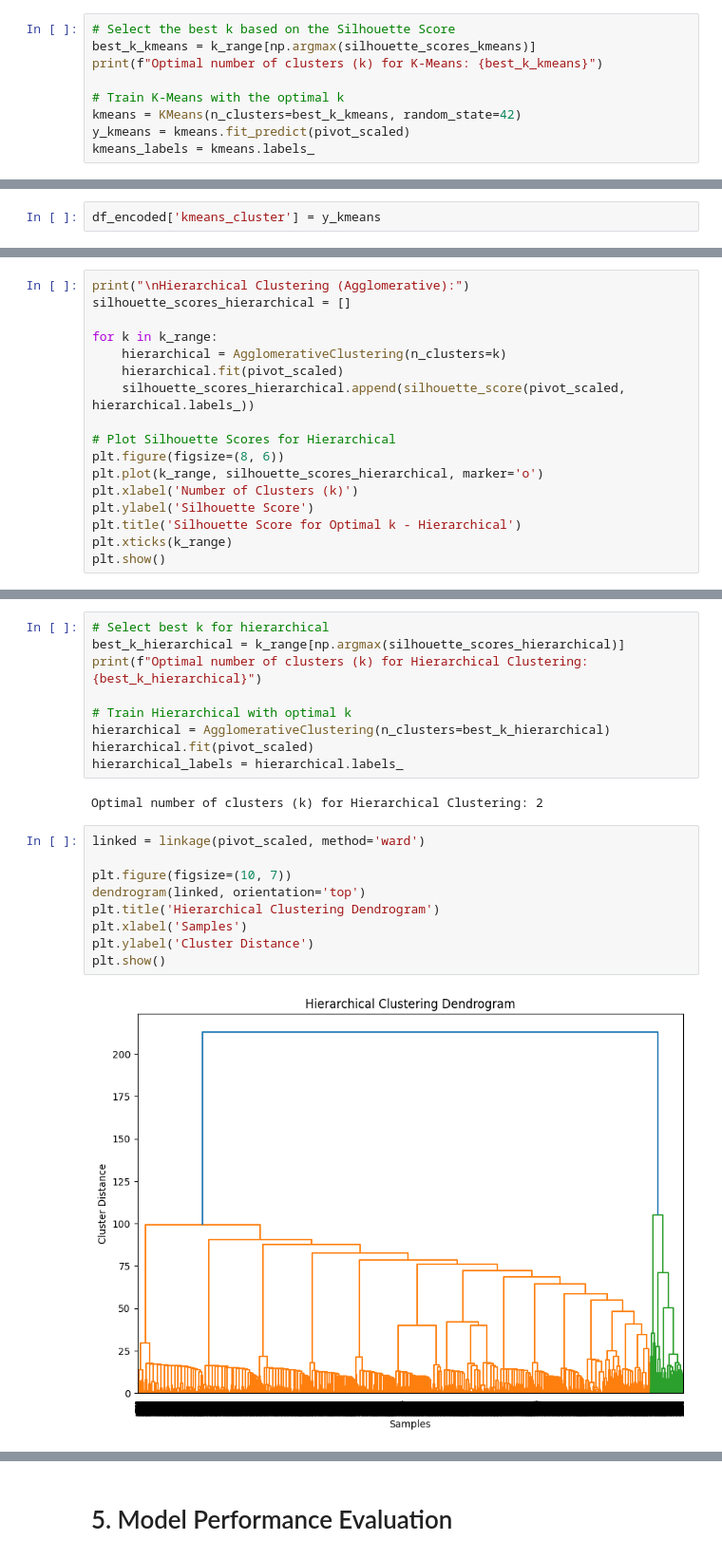
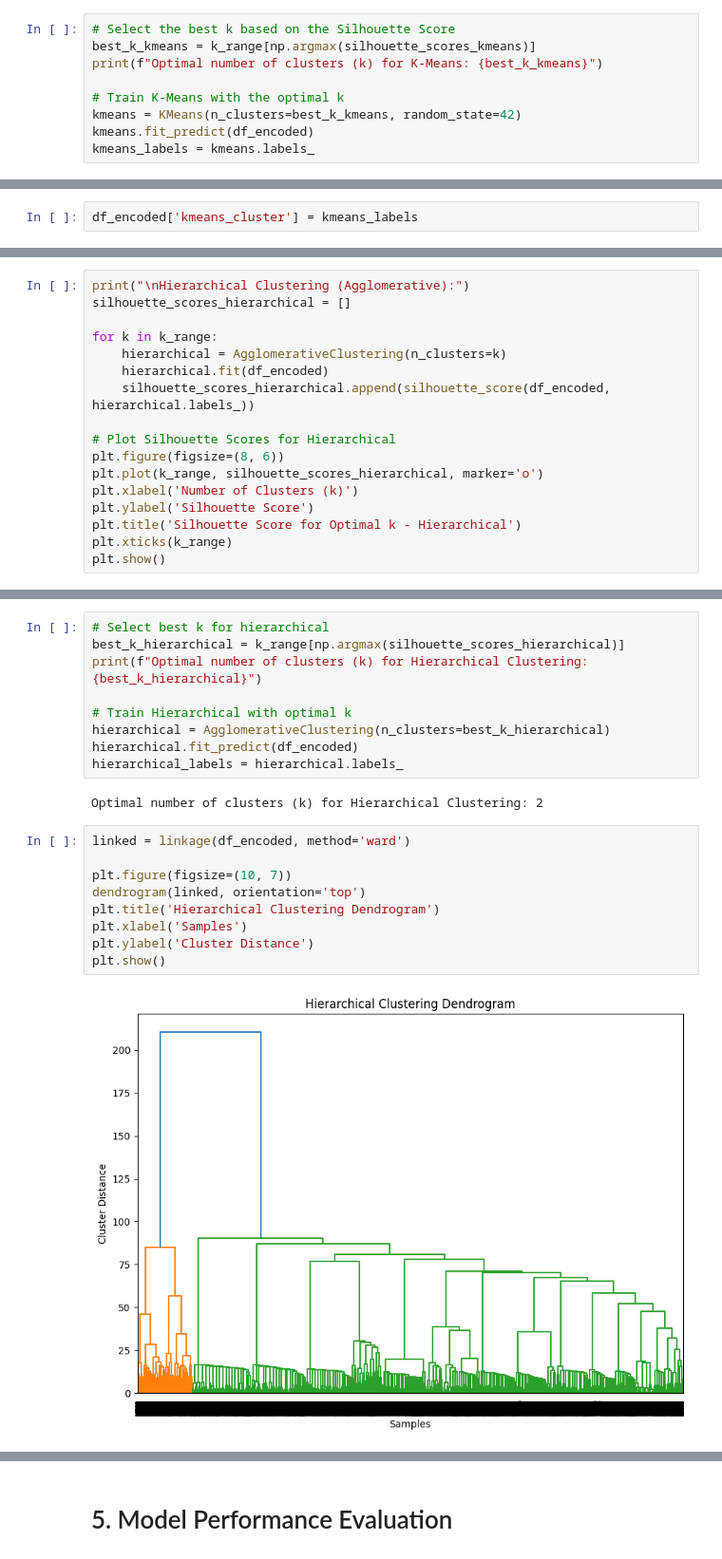
Before and after one commit to JosephJ7/Data-mining-and-machine-learning-project, a Jupyter notebook: bathing_water_quality.ipynb, the cells around one changed output, grey strips where cells are left out. Shown at 95% size. Drawn from its saved outputs; the diff is of its cells as text.

```diff
--- a/bathing_water_quality.ipynb
+++ b/bathing_water_quality.ipynb
@@ -399,7 +409,7 @@ print(f"Optimal number of clusters (k) for K-Means: {best_k_kmeans}")
 
 # Train K-Means with the optimal k
 kmeans = KMeans(n_clusters=best_k_kmeans, random_state=42)
-y_kmeans = kmeans.fit_predict(pivot_scaled)
+kmeans.fit_predict(df_encoded)
 kmeans_labels = kmeans.labels_
 # %% [output]
 Optimal number of clusters (k) for K-Means: 2
@@ -414,5 +420,5 @@ array([0, 0, 0, ..., 0, 0, 0], shape=(20991,), dtype=int32)
 # %%
-df_encoded['kmeans_cluster'] = y_kmeans
+df_encoded['kmeans_cluster'] = kmeans_labels
 # %%
 df_encoded.head()
 # %% [output]
@@ -431,8 +437,8 @@ silhouette_scores_hierarchical = []
 
 for k in k_range:
     hierarchical = AgglomerativeClustering(n_clusters=k)
-    hierarchical.fit(pivot_scaled)
-    silhouette_scores_hierarchical.append(silhouette_score(pivot_scaled, hierarchical.labels_))
+    hierarchical.fit(df_encoded)
+    silhouette_scores_hierarchical.append(silhouette_score(df_encoded, hierarchical.labels_))
 
 # Plot Silhouette Scores for Hierarchical
 plt.figure(figsize=(8, 6))
@@ -452,18 +458,18 @@ print(f"Optimal number of clusters (k) for Hierarchical Clustering: {best_k_hier
 
 # Train Hierarchical with optimal k
 hierarchical = AgglomerativeClustering(n_clusters=best_k_hierarchical)
-hierarchical.fit(pivot_scaled)
+hierarchical.fit_predict(df_encoded)
 hierarchical_labels = hierarchical.labels_
 # %% [output]
 Optimal number of clusters (k) for Hierarchical Clustering: 2
 # %%
-linked = linkage(pivot_scaled, method='ward')
+linked = linkage(df_encoded, method='ward')
 
 plt.figure(figsize=(10, 7))
 dendrogram(linked, orientation='top')
 plt.title('Hierarchical Clustering Dendrogram')
 plt.xlabel('Samples')
 plt.ylabel('Cluster Distance')
 plt.show()
 # %% [output]
-[figure, old version]
+[figure, new version]
```
Also changed, not shown: parts of 46 cells of this notebook.
